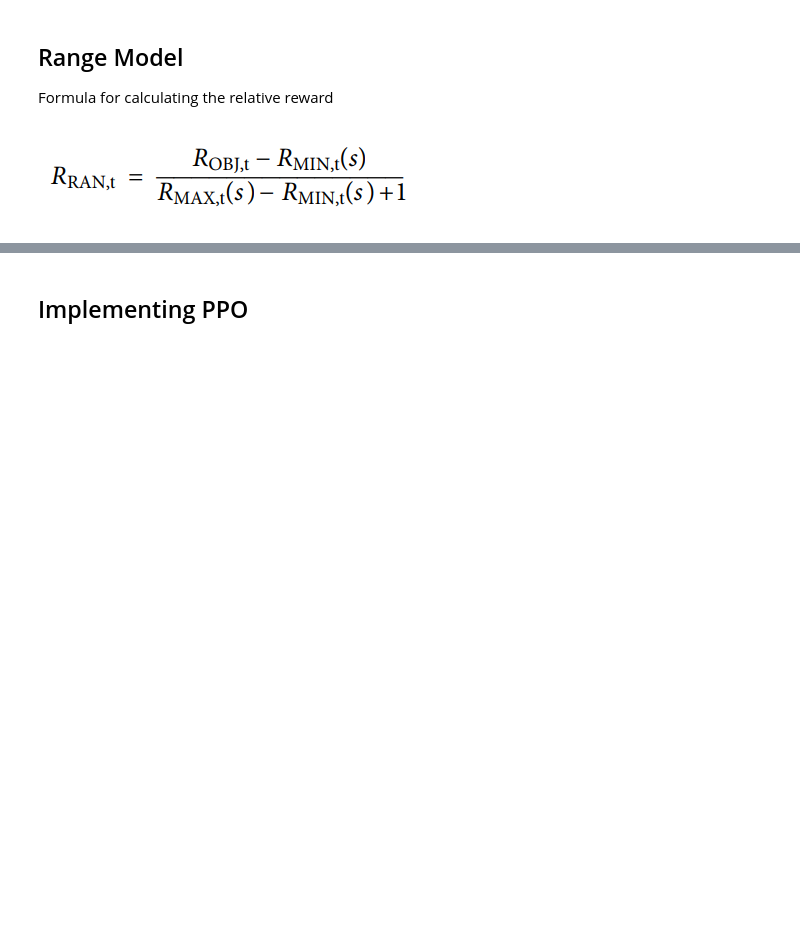
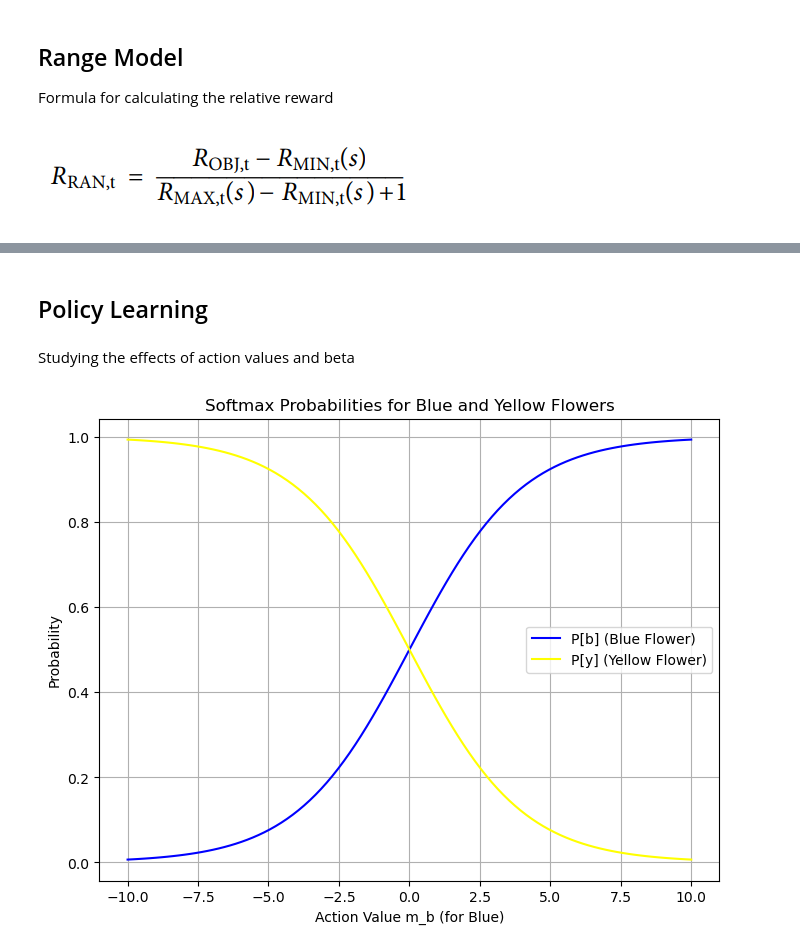
Before and after one commit to AndresBriC/RL-Study, a Jupyter notebook: twoSidesSameCoin.ipynb, the cells around one changed output, grey strips where cells are left out. Cells and saved outputs as stored; diff of their text form; code cells hidden in the pictures; blank space fills up the shorter version.

```diff
--- a/twoSidesSameCoin.ipynb
+++ b/twoSidesSameCoin.ipynb
@@ -189,2 +190,36 @@ Q-table: [0.74751277 0.2663463 ]
-# %% [markdown]
-## Implementing PPO
+# %% [markdown]
+## Policy Learning
+# %% [markdown]
+Studying the effects of action values and beta
+# %%
+# Define the softmax function
+def softmax(m_b, m_y, beta):
+    P_b = np.exp(beta * m_b) / (np.exp(beta * m_b) + np.exp(beta * m_y))
+    P_y = np.exp(beta * m_y) / (np.exp(beta * m_b) + np.exp(beta * m_y))
+    return P_b, P_y
+
+# Action values (m_b and m_y)
+m_b_values = np.linspace(-10, 10, 100)  # Varying m_b from -10 to 10
+m_y = 0  # Keep m_y constant
+beta = 0.5  # Constant beta
+
+# Calculate probabilities
+P_b_values = []
+P_y_values = []
+for m_b in m_b_values:
+    P_b, P_y = softmax(m_b, m_y, beta)
+    P_b_values.append(P_b)
+    P_y_values.append(P_y)
+
+# Plotting
+plt.figure(figsize=(8, 6))
+fig = plt.plot(m_b_values, P_b_values, label='P[b] (Blue Flower)', color='blue')
+plt.plot(m_b_values, P_y_values, label='P[y] (Yellow Flower)', color='yellow')
+plt.xlabel('Action Value m_b (for Blue)')
+plt.ylabel('Probability')
+plt.title('Softmax Probabilities for Blue and Yellow Flowers')
+plt.legend()
+plt.grid(True)
+plt.show()
+# %% [output]
+[figure, added]
```
Also changed, not shown: parts of 11 cells of this notebook, 2 other files.
